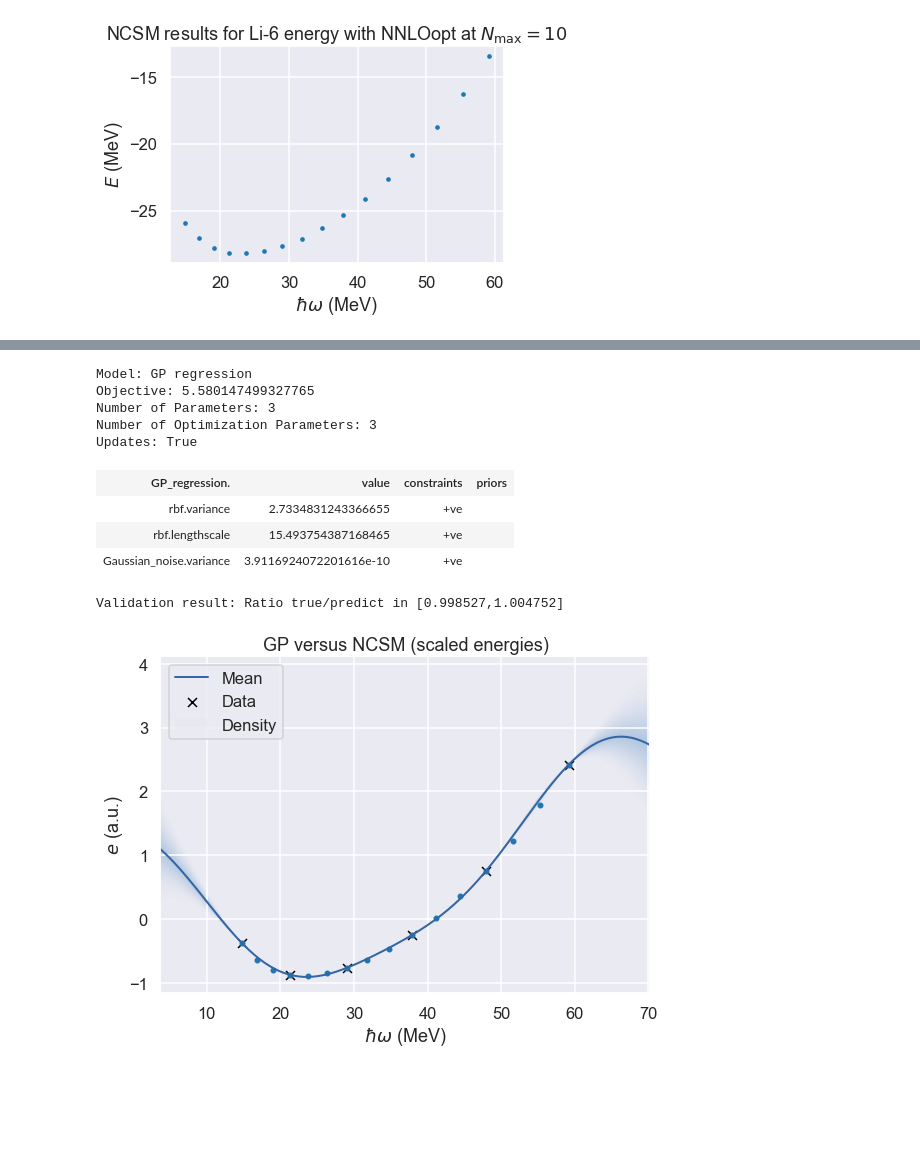
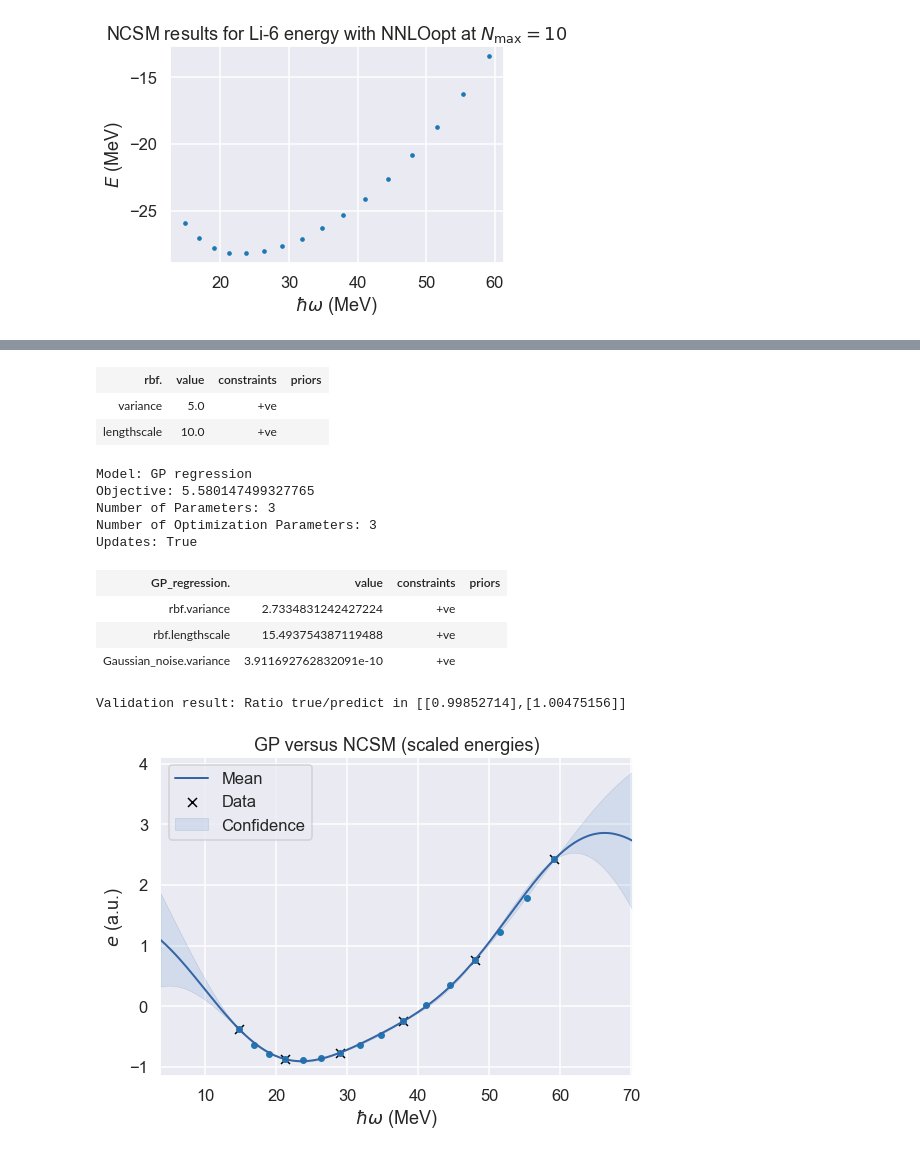
Before and after one commit to physics-chalmers/tif285, a Jupyter notebook: doc/LectureNotes/content/MachineLearning/GP/demo-GaussianProcesses.ipynb, the cells around one changed output, grey strips where cells are left out. Saved outputs shown, nothing was run; the diff lists cells and outputs as text; code cells hidden in the pictures; blank space fills up the shorter version.

```diff
--- a/doc/LectureNotes/content/MachineLearning/GP/demo-GaussianProcesses.ipynb
+++ b/doc/LectureNotes/content/MachineLearning/GP/demo-GaussianProcesses.ipynb
@@ -290,7 +293,7 @@ for i in range(K):
     K_rbf = cov_RBF(X,X,alpha=np.array([1,params_rbf[i]]))
     plt.imshow(K_rbf)
     plt.colorbar()
-    plt.gca().set_title(rf'RBF Cov. Matrix ($\theta={params_rbf[i]}$)')
+    plt.gca().set_title(rf'RBF Cov. Matrix ($\ell={params_rbf[i]}$)')
 
     plt.subplot(K,2,j+1)
     # Assume a GP with zero mean
@@ -300,7 +303,7 @@ for i in range(K):
         jitter = 1e-5*np.eye(K_rbf.shape[0])
         sample = np.random.multivariate_normal(mean=mu, cov=K_rbf+jitter)
         plt.plot(sample)
-    plt.gca().set_title(rf'GP Samples from RBF ($\theta={params_rbf[i]}$)')
+    plt.gca().set_title(rf'GP Samples from RBF ($\ell={params_rbf[i]}$)')
     j+=2
 
 plt.tight_layout()
@@ -324,40 +341,45 @@ ax.scatter(hw,E,s=10);
+# %%
+# We will test our GP by training on every third data point and validate on the rest.
+# We will print the largest ratios (predict-true)/predict for the interpolate region.
+ratio_min=1.
+ratio_max=1.
+
+xt = x[::3, np.newaxis]
+yt = y[::3, np.newaxis]
+
+kernel = GPy.kern.RBF(input_dim=1, variance=5., lengthscale=10.)
+display(kernel)
+# %% [output]
+| rbf. | value | constraints | priors |
+| variance | 5.0 | +ve |  |
+| lengthscale | 10.0 | +ve |  |
+# %%
+# Now we optimize the kernel hyperparameters to the target data
+m = GPy.models.GPRegression(xt,yt,kernel)
+m.optimize(messages=False)
+display(m)
+# %% [output]
+Model: GP regression
+Objective: 5.580147499327765
+Number of Parameters: 3
+Number of Optimization Parameters: 3
+Updates: True
+| GP_regression. | value | constraints | priors |
+| rbf.variance | 2.7334831242427224 | +ve |  |
+| rbf.lengthscale | 15.493754387119488 | +ve |  |
+| Gaussian_noise.variance | 3.911692762832091e-10 | +ve |  |
 # %%
-# We will test our GP by training on every third data point and validate on the rest.
-# We will print the largest ratios (predict-true)/predict for the interpolate region.
-ratio_min=1.
-ratio_max=1.
-
-x=hw
-mE = np.mean(E)
-sE = np.std(E)
-y= (E - mE)/sE
-xt = x[::3, np.newaxis]
-yt = y[::3, np.newaxis]
-
-kernel = GPy.kern.RBF(input_dim=1, variance=5., lengthscale=10.)
-m = GPy.models.GPRegression(xt,yt,kernel)
-m.optimize(messages=False)
-display(m)
 xp = x[:, np.newaxis]
 yp,vp=m.predict(xp)
 for i,yi in enumerate(yp):
     ratio_min=min(ratio_min,np.abs((y[i]+mE)/(yi+mE)))
     ratio_max=max(ratio_max,np.abs((y[i]+mE)/(yi+mE)))
-fig = m.plot(plot_density=True,figsize=(8,6))
+fig = m.plot(figsize=(8,6))
 ax=plt.gca()
-ax.scatter(hw,(E-mE)/sE,s=20);
+ax.scatter(hw,(E-mE)/sE,s=30,label='test');
 ax.set(xlabel=r'$\hbar\omega$ (MeV)',ylabel=r'${e}$ (a.u.)')
 ax.set_title(r'GP versus NCSM (scaled energies)')
-print('Validation result: Ratio true/predict in [%8.6f,%8.6f]' %(ratio_min,ratio_max))
+print(f'Validation result: Ratio true/predict in [{ratio_min},{ratio_max}]')
 # %% [output]
-Model: GP regression
-Objective: 5.580147499327765
-Number of Parameters: 3
-Number of Optimization Parameters: 3
-Updates: True
+Validation result: Ratio true/predict in [[0.99852714],[1.00475156]]
-| GP_regression. | value | constraints | priors |
-| rbf.variance | 2.7334831243366655 | +ve |  |
-| rbf.lengthscale | 15.493754387168465 | +ve |  |
-| Gaussian_noise.variance | 3.9116924072201616e-10 | +ve |  |
-Validation result: Ratio true/predict in [0.998527,1.004752]
-[figure, old version]
+[figure, new version]
```
Also changed, not shown: parts of 6 cells of this notebook, 21 other files.
